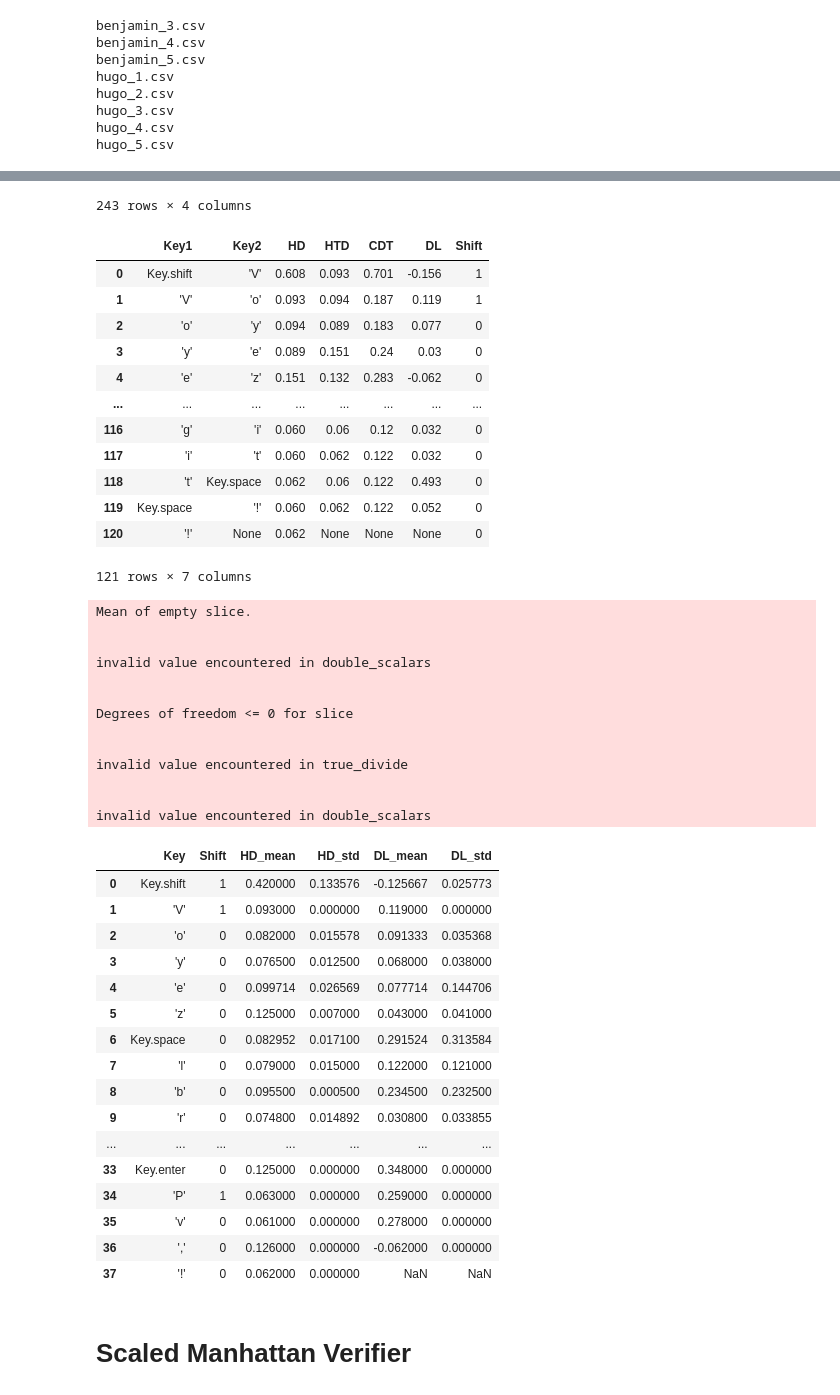
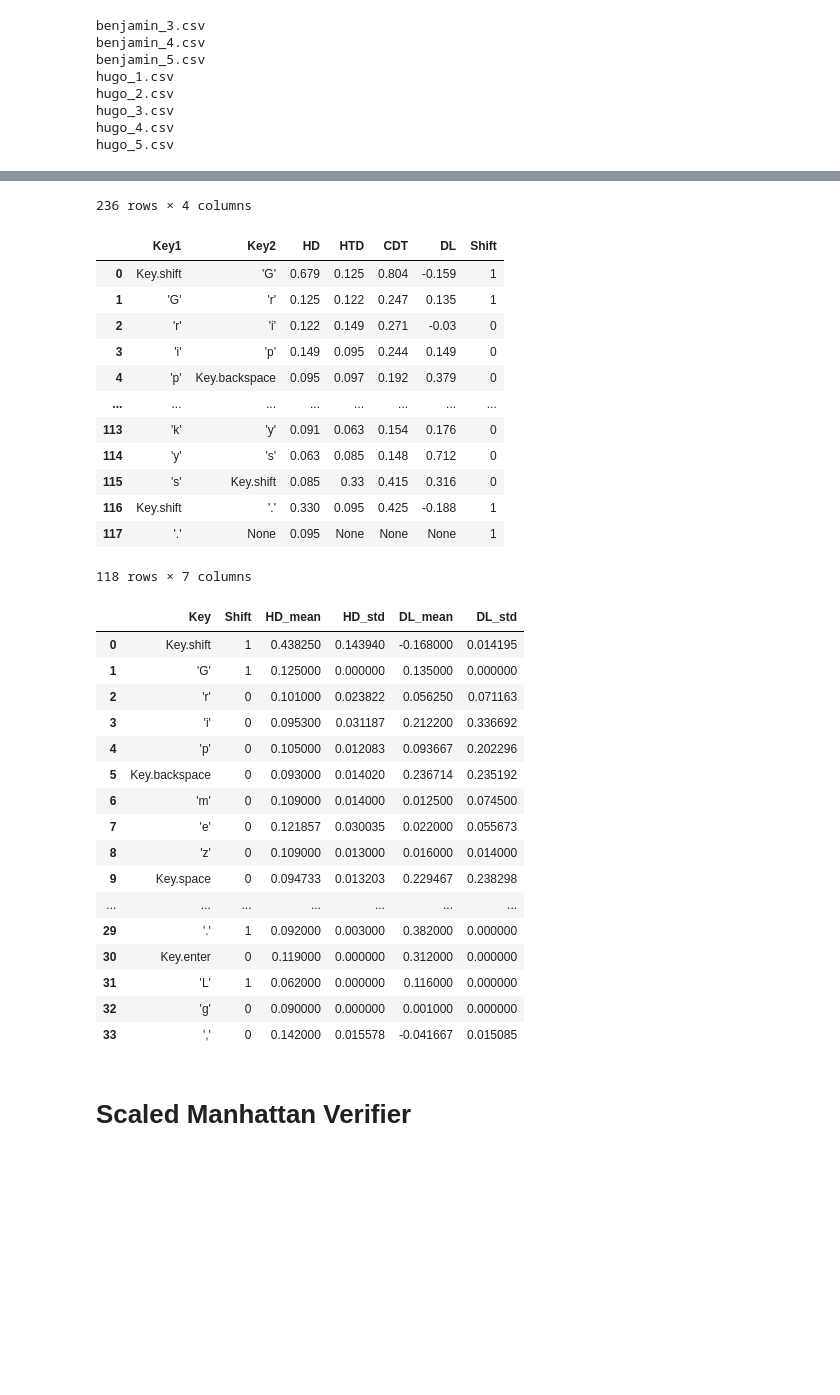
Before and after one commit to Belzerion/OT2, a Jupyter notebook: Preprocessing.ipynb, the cells around one changed output, grey strips where cells are left out. Cells and saved outputs as stored; diff of their text form; code cells hidden in the pictures; blank space fills up the shorter version.

```diff
--- a/Preprocessing.ipynb
+++ b/Preprocessing.ipynb
@@ -160,11 +192,11 @@ for user in range(len(user_list)):
 | 5350 | 2021-11-20 14:35:24.648 | Key.shift | release | 0 |
 5351 rows × 4 columns
 # %%
-dataframe = pd.read_csv("hugo_test.csv", sep = "|", names=columns, encoding = "ISO-8859-1")
+dataframe = pd.read_csv("test_2.csv", sep = "|", names=columns, encoding = "ISO-8859-1")
 dataframe = preprocess_holding(dataframe)
 dataframe = preprocess_shift(dataframe)
 dataframe['Timestamp'] = pd.to_datetime(dataframe['Timestamp'], format='%Y-%m-%d %H:%M:%S,%f')
-dataframe.to_csv("test_preprocessed.csv", sep=';', encoding = "ISO-8859-1")
+dataframe.to_csv("test_2_preprocessed.csv", sep='|', encoding = "ISO-8859-1")
 display(dataframe)
 # %% [output]
 |  | Timestamp | Key | Action | Shift |
@@ -477,7 +509,7 @@ hugo_3.csv
 hugo_4.csv
 hugo_5.csv
 # %%
-dataframe = pd.read_csv("test_preprocessed.csv", sep=";", names=columns_bis, encoding = "ISO-8859-1")
+dataframe = pd.read_csv("test_2_preprocessed.csv", sep="|", names=columns_bis, encoding = "ISO-8859-1")
 dataframe = dataframe.reset_index(drop=True)
 dataframe = dataframe.drop([0])
 dataframe = dataframe.reset_index(drop=True)
@@ -488,6 +520,6 @@ display(df_bis)
 df_ref = compute_reference(df_bis)
 df_ref = df_ref.reset_index(drop=True)
 display(df_ref)
-df_ref.to_csv("test_reference.csv", sep=';', encoding = "ISO-8859-1")
+df_ref.to_csv("test_2_reference.csv", sep='|', encoding = "ISO-8859-1")
 # %% [output]
 |  | Timestamp | Key | Action | Shift |
@@ -505,47 +537,34 @@ df_ref.to_csv("test_reference.csv", sep=';', encoding = "ISO-8859-1")
-243 rows × 4 columns
+236 rows × 4 columns
 |  | Key1 | Key2 | HD | HTD | CDT | DL | Shift |
-| 0 | Key.shift | 'V' | 0.608 | 0.093 | 0.701 | -0.156 | 1 |
-| 1 | 'V' | 'o' | 0.093 | 0.094 | 0.187 | 0.119 | 1 |
-| 2 | 'o' | 'y' | 0.094 | 0.089 | 0.183 | 0.077 | 0 |
-| 3 | 'y' | 'e' | 0.089 | 0.151 | 0.24 | 0.03 | 0 |
-| 4 | 'e' | 'z' | 0.151 | 0.132 | 0.283 | -0.062 | 0 |
+| 0 | Key.shift | 'G' | 0.679 | 0.125 | 0.804 | -0.159 | 1 |
+| 1 | 'G' | 'r' | 0.125 | 0.122 | 0.247 | 0.135 | 1 |
+| 2 | 'r' | 'i' | 0.122 | 0.149 | 0.271 | -0.03 | 0 |
+| 3 | 'i' | 'p' | 0.149 | 0.095 | 0.244 | 0.149 | 0 |
+| 4 | 'p' | Key.backspace | 0.095 | 0.097 | 0.192 | 0.379 | 0 |
 | ... | ... | ... | ... | ... | ... | ... | ... |
-| 116 | 'g' | 'i' | 0.060 | 0.06 | 0.12 | 0.032 | 0 |
-| 117 | 'i' | 't' | 0.060 | 0.062 | 0.122 | 0.032 | 0 |
-| 118 | 't' | Key.space | 0.062 | 0.06 | 0.122 | 0.493 | 0 |
-| 119 | Key.space | '!' | 0.060 | 0.062 | 0.122 | 0.052 | 0 |
-| 120 | '!' | None | 0.062 | None | None | None | 0 |
+| 113 | 'k' | 'y' | 0.091 | 0.063 | 0.154 | 0.176 | 0 |
+| 114 | 'y' | 's' | 0.063 | 0.085 | 0.148 | 0.712 | 0 |
+| 115 | 's' | Key.shift | 0.085 | 0.33 | 0.415 | 0.316 | 0 |
+| 116 | Key.shift | '.' | 0.330 | 0.095 | 0.425 | -0.188 | 1 |
+| 117 | '.' | None | 0.095 | None | None | None | 1 |
-121 rows × 7 columns
+118 rows × 7 columns
-Mean of empty slice.
-
-
-invalid value encountered in double_scalars
-
-
-Degrees of freedom <= 0 for slice
-
-
-invalid value encountered in true_divide
-
-
-invalid value encountered in double_scalars
 |  | Key | Shift | HD_mean | HD_std | DL_mean | DL_std |
-| 0 | Key.shift | 1 | 0.420000 | 0.133576 | -0.125667 | 0.025773 |
-| 1 | 'V' | 1 | 0.093000 | 0.000000 | 0.119000 | 0.000000 |
-| 2 | 'o' | 0 | 0.082000 | 0.015578 | 0.091333 | 0.035368 |
-| 3 | 'y' | 0 | 0.076500 | 0.012500 | 0.068000 | 0.038000 |
-| 4 | 'e' | 0 | 0.099714 | 0.026569 | 0.077714 | 0.144706 |
-| 5 | 'z' | 0 | 0.125000 | 0.007000 | 0.043000 | 0.041000 |
-| 6 | Key.space | 0 | 0.082952 | 0.017100 | 0.291524 | 0.313584 |
-| 7 | 'l' | 0 | 0.079000 | 0.015000 | 0.122000 | 0.121000 |
-| 8 | 'b' | 0 | 0.095500 | 0.000500 | 0.234500 | 0.232500 |
-| 9 | 'r' | 0 | 0.074800 | 0.014892 | 0.030800 | 0.033855 |
+| 0 | Key.shift | 1 | 0.438250 | 0.143940 | -0.168000 | 0.014195 |
+| 1 | 'G' | 1 | 0.125000 | 0.000000 | 0.135000 | 0.000000 |
+| 2 | 'r' | 0 | 0.101000 | 0.023822 | 0.056250 | 0.071163 |
+| 3 | 'i' | 0 | 0.095300 | 0.031187 | 0.212200 | 0.336692 |
+| 4 | 'p' | 0 | 0.105000 | 0.012083 | 0.093667 | 0.202296 |
+| 5 | Key.backspace | 0 | 0.093000 | 0.014020 | 0.236714 | 0.235192 |
+| 6 | 'm' | 0 | 0.109000 | 0.014000 | 0.012500 | 0.074500 |
+| 7 | 'e' | 0 | 0.121857 | 0.030035 | 0.022000 | 0.055673 |
+| 8 | 'z' | 0 | 0.109000 | 0.013000 | 0.016000 | 0.014000 |
+| 9 | Key.space | 0 | 0.094733 | 0.013203 | 0.229467 | 0.238298 |
 | ... | ... | ... | ... | ... | ... | ... |
-| 33 | Key.enter | 0 | 0.125000 | 0.000000 | 0.348000 | 0.000000 |
-| 34 | 'P' | 1 | 0.063000 | 0.000000 | 0.259000 | 0.000000 |
-| 35 | 'v' | 0 | 0.061000 | 0.000000 | 0.278000 | 0.000000 |
-| 36 | ',' | 0 | 0.126000 | 0.000000 | -0.062000 | 0.000000 |
-| 37 | '!' | 0 | 0.062000 | 0.000000 | NaN | NaN |
+| 29 | '.' | 1 | 0.092000 | 0.003000 | 0.382000 | 0.000000 |
+| 30 | Key.enter | 0 | 0.119000 | 0.000000 | 0.312000 | 0.000000 |
+| 31 | 'L' | 1 | 0.062000 | 0.000000 | 0.116000 | 0.000000 |
+| 32 | 'g' | 0 | 0.090000 | 0.000000 | 0.001000 | 0.000000 |
+| 33 | ',' | 0 | 0.142000 | 0.015578 | -0.041667 | 0.015085 |
 # %% [markdown]
 # Scaled Manhattan Verifier
 # %%
```
Also changed, not shown: parts of 9 cells of this notebook.
